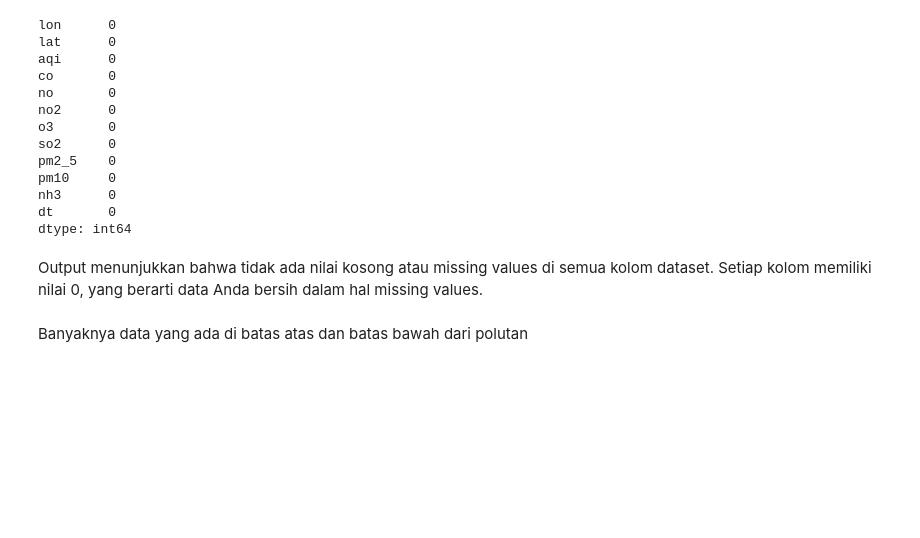
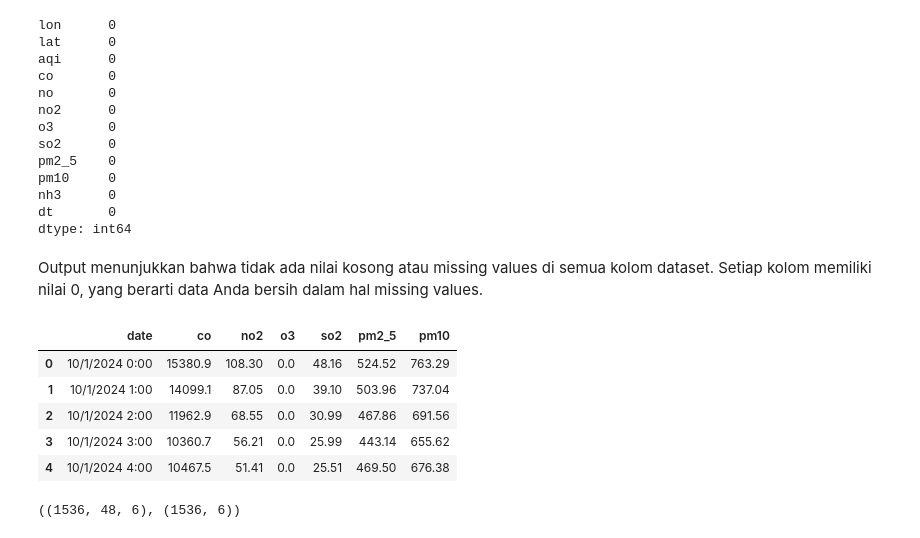
Before and after one commit to nazziha/CAPSTONE_PROJECT, a Jupyter notebook: EDA_AQI.ipynb, the cells around one changed output. Cells and saved outputs as stored; diff of their text form; code cells hidden in the pictures; blank space fills up the shorter version.

```diff
--- a/EDA_AQI.ipynb
+++ b/EDA_AQI.ipynb
@@ -428,5 +428,44 @@ dt       0
 dtype: int64
 # %% [markdown]
 Output menunjukkan bahwa tidak ada nilai kosong atau missing values di semua kolom dataset. Setiap kolom memiliki nilai 0, yang berarti data Anda bersih dalam hal missing values.
-# %% [markdown]
-Banyaknya data yang ada di batas atas dan batas bawah dari polutan
+# %%
+import pandas as pd
+
+# Load the dataset to inspect its structure
+file_path = 'polutant.csv'
+data = pd.read_csv(file_path)
+
+# Display the first few rows to understand the data
+data.head()
+# %% [output]
+|  | date | co | no2 | o3 | so2 | pm2_5 | pm10 |
+| 0 | 10/1/2024 0:00 | 15380.9 | 108.30 | 0.0 | 48.16 | 524.52 | 763.29 |
+| 1 | 10/1/2024 1:00 | 14099.1 | 87.05 | 0.0 | 39.10 | 503.96 | 737.04 |
+| 2 | 10/1/2024 2:00 | 11962.9 | 68.55 | 0.0 | 30.99 | 467.86 | 691.56 |
+| 3 | 10/1/2024 3:00 | 10360.7 | 56.21 | 0.0 | 25.99 | 443.14 | 655.62 |
+| 4 | 10/1/2024 4:00 | 10467.5 | 51.41 | 0.0 | 25.51 | 469.50 | 676.38 |
+# %%
+from sklearn.preprocessing import MinMaxScaler
+import numpy as np
+
+# Convert 'date' column to datetime
+data['date'] = pd.to_datetime(data['date'], format='%m/%d/%Y %H:%M')
+
+# Scale the feature data
+scaler = MinMaxScaler()
+scaled_data = scaler.fit_transform(data[['co', 'no2', 'o3', 'so2', 'pm2_5', 'pm10']])
+
+# Prepare data for LSTM: use 48 hours to predict the next hour
+time_steps = 48  # Using last 48 hours as input
+X, y = [], []
+
+for i in range(len(scaled_data) - time_steps):
+    X.append(scaled_data[i:i + time_steps])  # Past 48 hours as features
+    y.append(scaled_data[i + time_steps])   # Next hour's data as target
+
+X, y = np.array(X), np.array(y)
+
+# Verify the shapes of X and y
+X.shape, y.shape
+# %% [output]
+((1536, 48, 6), (1536, 6))
```
Also changed, not shown: parts of 4 cells of this notebook, 1 other file.
